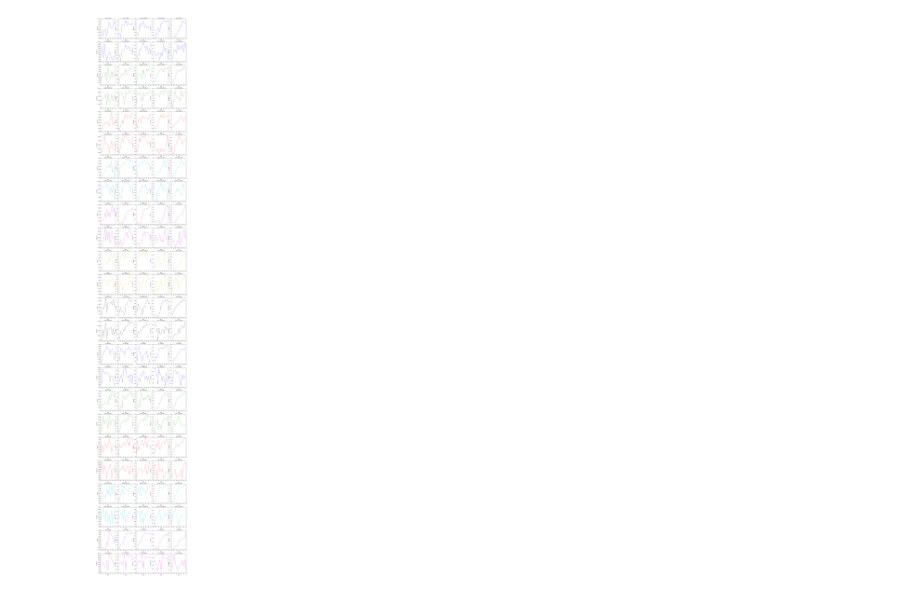
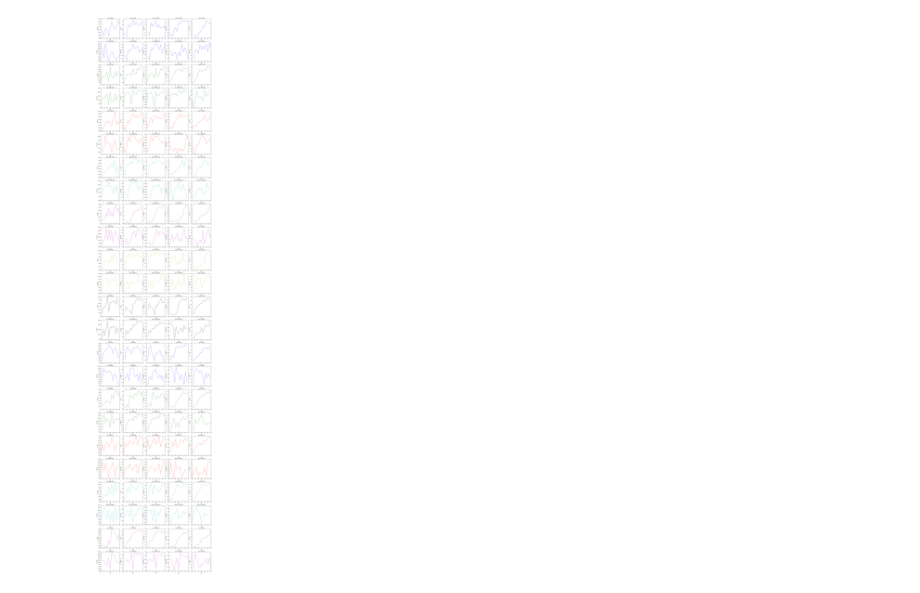
Before and after one commit to jirvin16/nltk_childes, a Jupyter notebook: CHILDES.ipynb, the cells around one changed output. Saved outputs shown, nothing was run; the diff lists cells and outputs as text; code cells hidden in the pictures.

```diff
--- a/CHILDES.ipynb
+++ b/CHILDES.ipynb
@@ -105,32 +105,32 @@ for child in name_list:
     child_split_df[child] = sorted_df[sorted_df['Child'] == child]
 
 color_list = ['b','g','r','c','m','y','k']
 
 # Define a function which plots a certain statistic for a certain child
 def plot_stat(axarr, name, child_split_df, stat, row_num, column_num, color_num):
     axarr[row_num, column_num].plot((child_split_df[name])['Age'],  (child_split_df[name])[stat], linestyle = '-', color=color_list[color_num % 7])
     axarr[row_num, column_num].set_xlabel('Age')
     axarr[row_num, column_num].set_ylabel(stat)
     axarr[row_num, column_num].set_title(name + ": " + stat)
 
 column_list.remove('Age')
 name_num = 1
 
 fig, axarr = plt.subplots(2 * len(name_list), 5)
-fig.set_size_inches(18.5, 120)
+fig.set_size_inches(24, 120)
 row_num = 0
 color_num = 0
 
 for name in name_list:
     column_num = 0
     for stat in column_list:
         plot_stat(axarr, name, child_split_df, stat, row_num, column_num, color_num)
         column_num += 1
         if(column_num == 5):
             row_num += 1
             column_num = 0
     color_num += 1
 
 plt.show()
 # %% [output]
-[figure, old version]
+[figure, new version]
```
Also changed, not shown: 1 other file.
